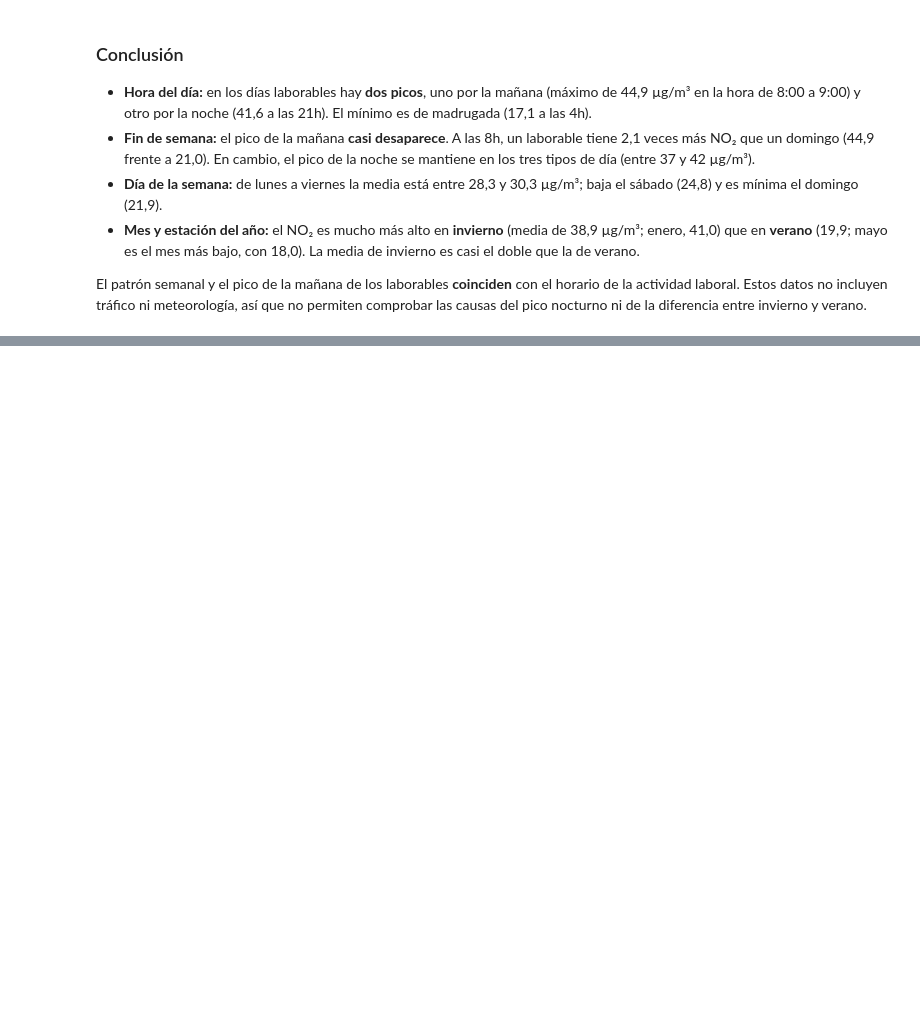
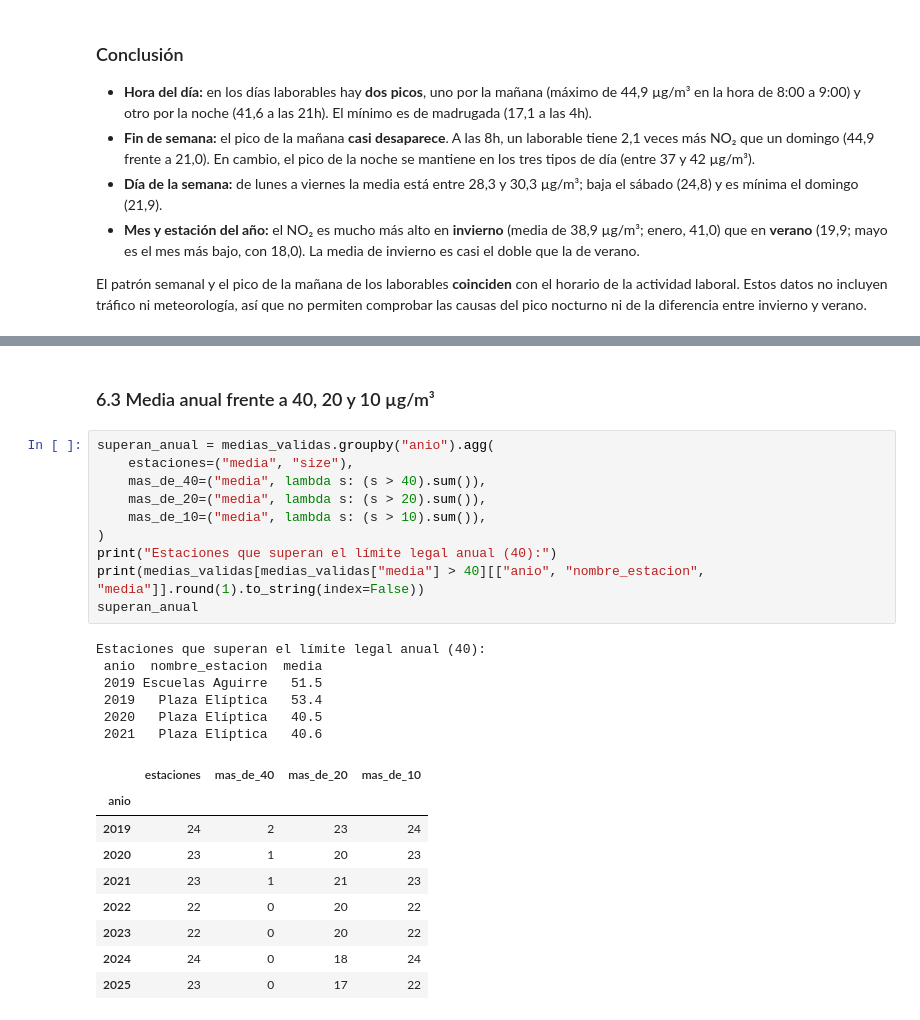
Before and after one commit to funki79/calidad-aire-madrid, a Jupyter notebook: notebooks/analisis.ipynb, the cells around one changed output, grey strips where cells are left out. Drawn from its saved outputs; the diff is of its cells as text; blank space fills up the shorter version.

```diff
--- a/notebooks/analisis.ipynb
+++ b/notebooks/analisis.ipynb
@@ -624,0 +715,28 @@ pico nocturno ni de la diferencia entre invierno y verano.
+# %% [markdown]
+### 6.3 Media anual frente a 40, 20 y 10 µg/m³
+# %%
+superan_anual = medias_validas.groupby("anio").agg(
+    estaciones=("media", "size"),
+    mas_de_40=("media", lambda s: (s > 40).sum()),
+    mas_de_20=("media", lambda s: (s > 20).sum()),
+    mas_de_10=("media", lambda s: (s > 10).sum()),
+)
+print("Estaciones que superan el límite legal anual (40):")
+print(medias_validas[medias_validas["media"] > 40][["anio", "nombre_estacion", "media"]].round(1).to_string(index=False))
+superan_anual
+# %% [output]
+Estaciones que superan el límite legal anual (40):
+ anio  nombre_estacion  media
+ 2019 Escuelas Aguirre   51.5
+ 2019   Plaza Elíptica   53.4
+ 2020   Plaza Elíptica   40.5
+ 2021   Plaza Elíptica   40.6
+|  | estaciones | mas_de_40 | mas_de_20 | mas_de_10 |
+| anio |  |  |  |  |
+| 2019 | 24 | 2 | 23 | 24 |
+| 2020 | 23 | 1 | 20 | 23 |
+| 2021 | 23 | 1 | 21 | 23 |
+| 2022 | 22 | 0 | 20 | 22 |
+| 2023 | 22 | 0 | 20 | 22 |
+| 2024 | 24 | 0 | 18 | 24 |
+| 2025 | 23 | 0 | 17 | 22 |
```
Also changed, not shown: parts of 7 cells of this notebook.
